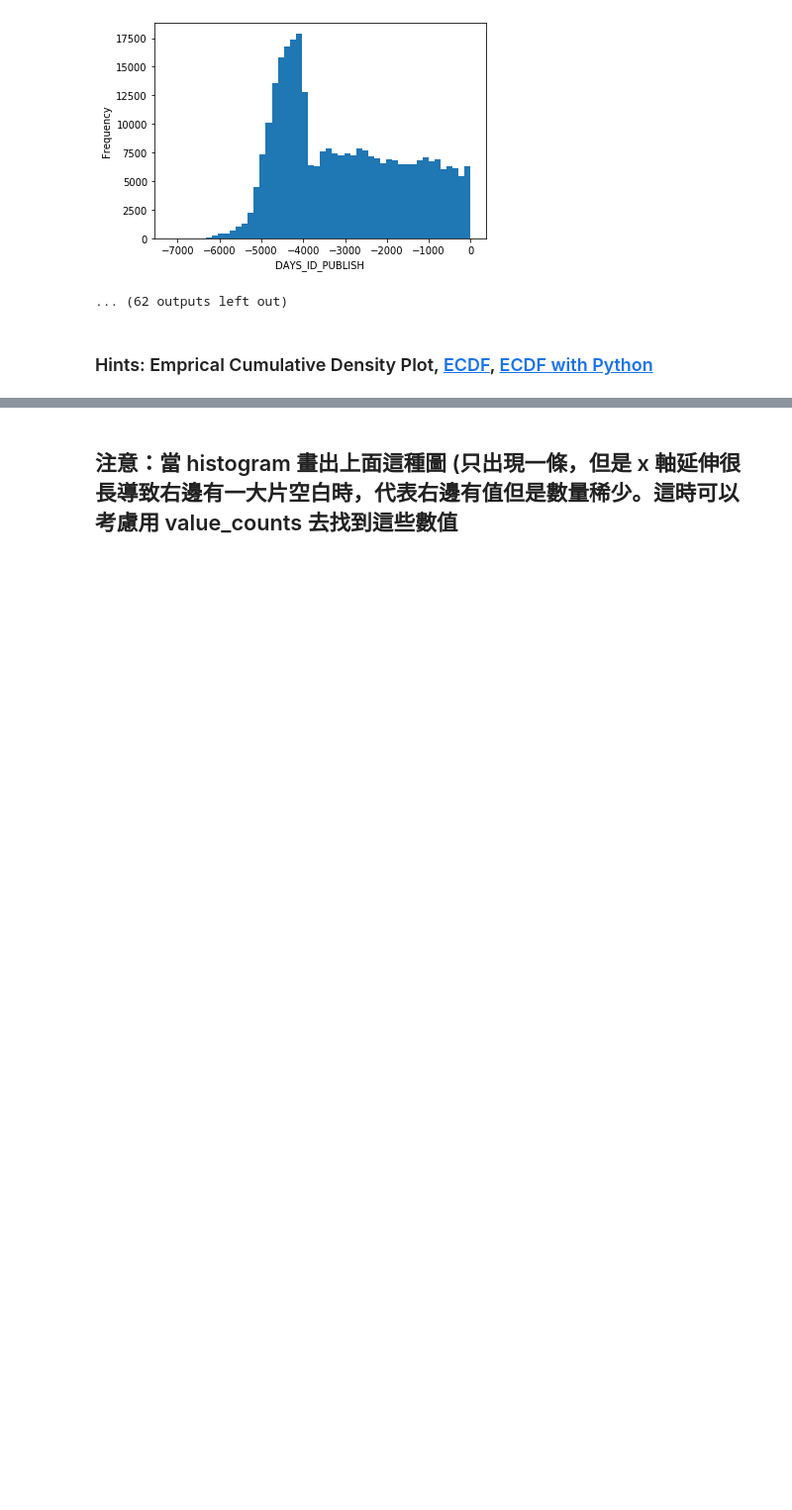
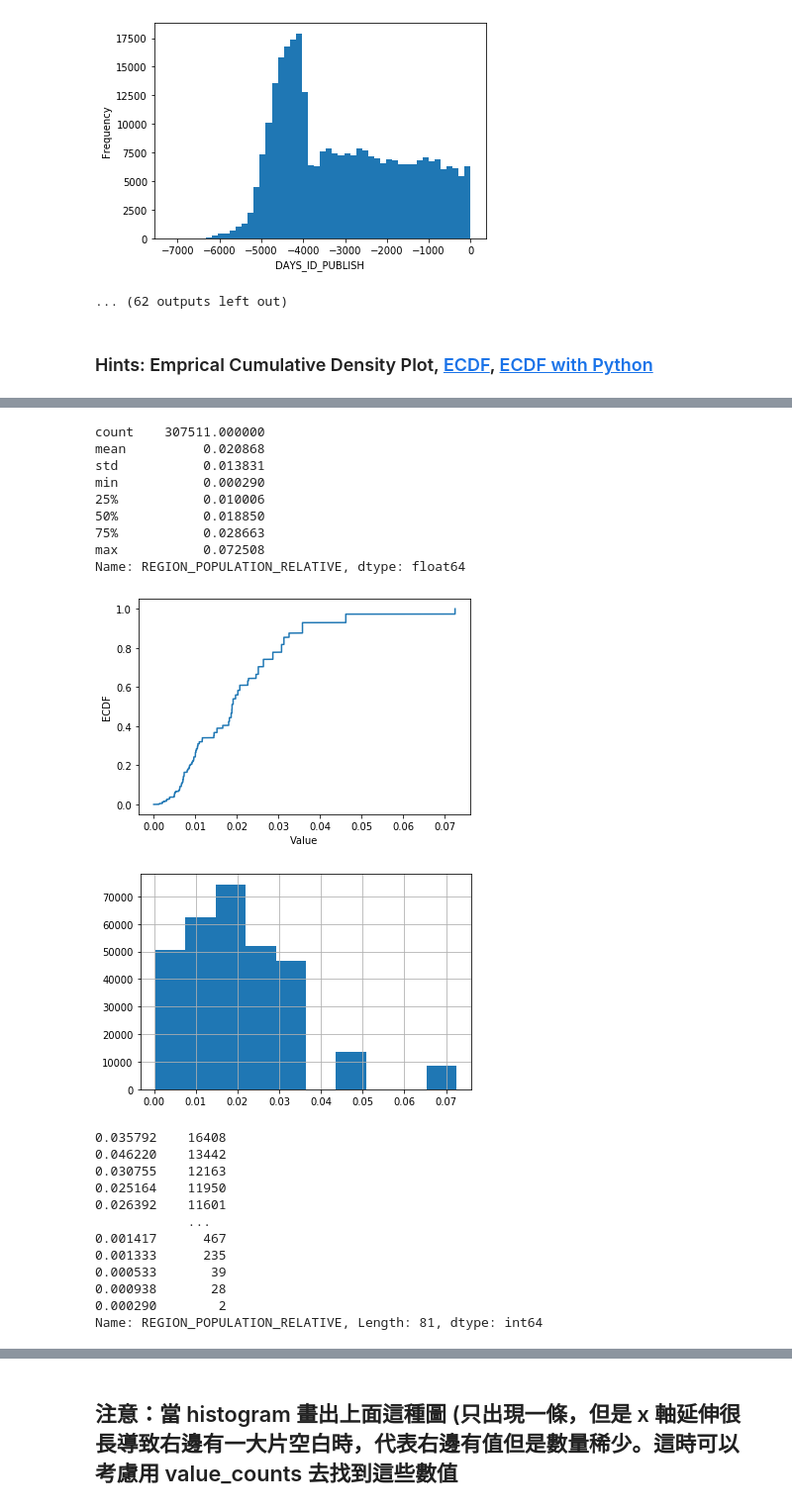
Before and after one commit to chingcc1209/4th-ML100Days, a Jupyter notebook: Day_009_HW.ipynb, the cells around one changed output, grey strips where cells are left out. Shown: that part at 99% size. Drawn from its saved outputs; the diff is of its cells as text; code cells hidden in the pictures; blank space fills up the shorter version.

```diff
--- a/Day_009_HW.ipynb
+++ b/Day_009_HW.ipynb
@@ -115,27 +135,60 @@ plt.show()
 # %%
 # 最大值落在分布之外
 print(app_train['REGION_POPULATION_RELATIVE'].describe())
 
 # 繪製 Empirical Cumulative Density Plot (ECDF)
 """
 Your Code Here
 """
-cdf =
+from statsmodels.distributions import ECDF
+cdfx = ECDF(app_train['REGION_POPULATION_RELATIVE'])
+
+nan_x = np.isnan(cdfx.x)
+not_nan_x = ~ nan_x
+cdfx.x = cdfx.x[not_nan_x]
+cdfx.x[cdfx.x <= -1E308] = 0
+cdfx.x[cdfx.x >= 1E308] = 0
+cdf = pd.Series(cdfx.y, index=cdfx.x)
+
 
 
 plt.plot(list(cdf.index), cdf/cdf.max())
 plt.xlabel('Value')
 plt.ylabel('ECDF')
 plt.ylim([-0.05,1.05]) # 限制顯示圖片的範圍
 plt.show()
 
 app_train['REGION_POPULATION_RELATIVE'].hist()
 plt.show()
 
 app_train['REGION_POPULATION_RELATIVE'].value_counts()
 
 # 就以這個欄位來說，雖然有資料掉在分布以外，也不算異常，僅代表這間公司在稍微熱鬧的地區有的據點較少，
 # 導致 region population relative 在少的部分較為密集，但在大的部分較為疏漏
+# %% [output]
+count    307511.000000
+mean          0.020868
+std           0.013831
+min           0.000290
+25%           0.010006
+50%           0.018850
+75%           0.028663
+max           0.072508
+Name: REGION_POPULATION_RELATIVE, dtype: float64
+[figure, added]
+[figure, added]
+0.035792    16408
+0.046220    13442
+0.030755    12163
+0.025164    11950
+0.026392    11601
+            ...
+0.001417      467
+0.001333      235
+0.000533       39
+0.000938       28
+0.000290        2
+Name: REGION_POPULATION_RELATIVE, Length: 81, dtype: int64
 # %%
 # 最大值落在分布之外
 print(app_train['OBS_60_CNT_SOCIAL_CIRCLE'].describe())
```
Also changed, not shown: parts of 2 cells of this notebook.
